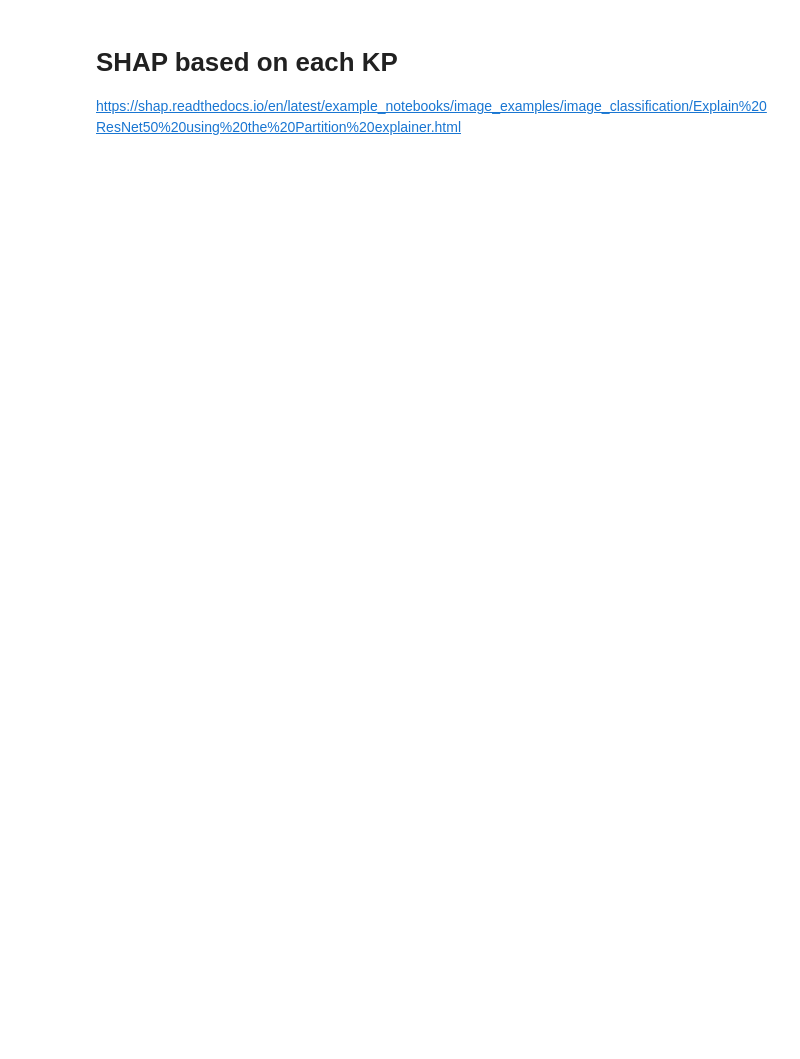
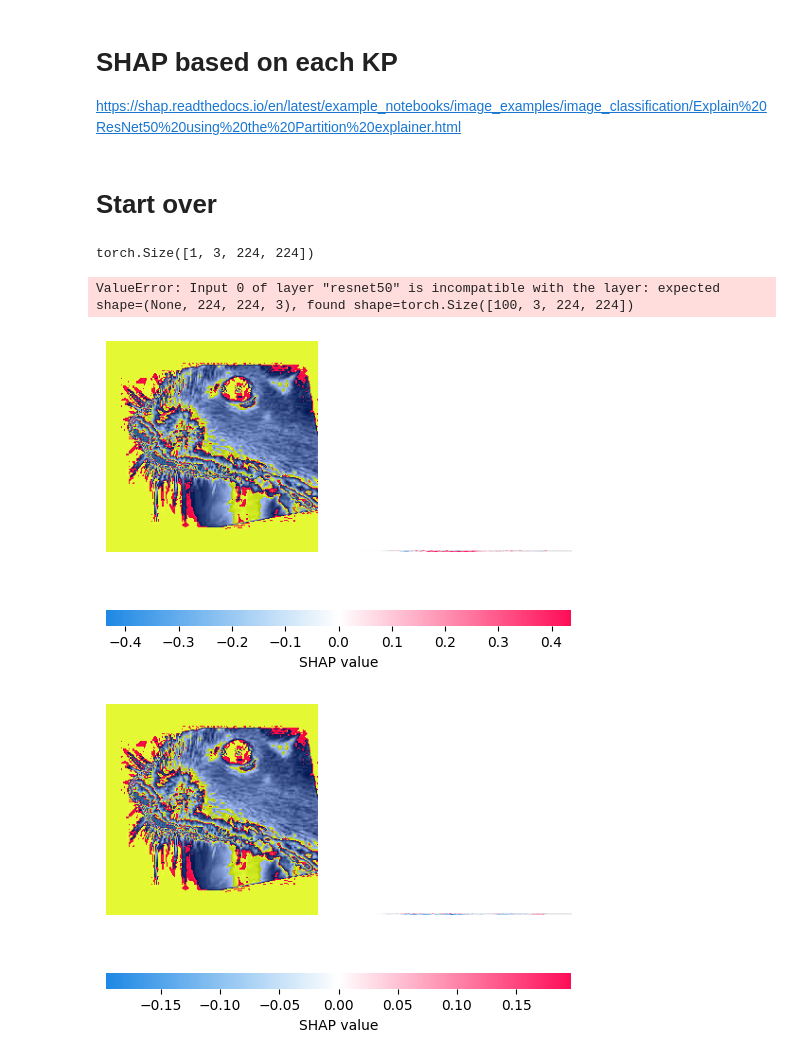
Before and after one commit to AnnaStuckert/ViT_facemap, a Jupyter notebook: ResNet50/Execution_notebook.ipynb, the cells around one changed output. Cells and saved outputs as stored; diff of their text form; code cells hidden in the pictures; blank space fills up the shorter version.

```diff
--- a/ResNet50/Execution_notebook.ipynb
+++ b/ResNet50/Execution_notebook.ipynb
@@ -538,3 +530,20 @@ with torch.no_grad():
 for i in range(12):  # Loop through each key point
     shap.initjs()
     shap.summary_plot(shap_values[i], X_test, feature_names=your_feature_names)
+# %% [markdown]
+# Start over
+# %%
+import torch
+import shap
+
+# Load the trained model
+model = KeyPointModel()
+model.load_state_dict(torch.load('keypoint_model.pth'))
+model.eval()
+preprocessed_image = X_test[0]
+# Load a sample image or batch of images (ensure the preprocessing is the same as in training)
+sample_image = torch.tensor(preprocessed_image).unsqueeze(0)  # add batch dimension if needed
+
+print(sample_image.shape)
+# %% [output]
+torch.Size([1, 3, 224, 224])
@@ -540,0 +573,34 @@ for i in range(12):  # Loop through each key point
+# %%
+device = torch.device('cuda:0')
+background = X_train[:100].to(device)
+test_image = X_test[0].to(device)
+
+e = shap.DeepExplainer(model, background)
+shap_values = e.shap_values(test_image)
+# %% [output]
+ValueError: Input 0 of layer "resnet50" is incompatible with the layer: expected shape=(None, 224, 224, 3), found shape=torch.Size([100, 3, 224, 224])
+# %%
+# Assuming you want to visualize the first keypoint
+keypoint_index = 0  # Change this index to visualize a different keypoint
+
+# Extract the SHAP values for the specific keypoint
+shap_values_keypoint = shap_values[keypoint_index]  # This will have shape (224, 224, 2)
+
+# Since shap_values_keypoint is already in (H, W, 2), we can directly get the first channel (x or y) for visualization
+shap_values_x = shap_values_keypoint[..., 0]  # Shape (224, 224)
+shap_values_y = shap_values_keypoint[..., 1]  # Shape (224, 224)
+
+# Convert the sample image to a NumPy array with the correct shape (H, W, C)
+sample_image_numpy = sample_image.squeeze(0).detach().cpu().numpy().transpose(1, 2, 0)
+
+# Ensure the values are in the valid range for images (e.g., 0-255)
+sample_image_numpy = (sample_image_numpy * 255).astype(np.uint8)  # Assuming normalization was done earlier
+
+# Visualize the SHAP values for the selected keypoint's x coordinate as a heatmap overlay
+shap.image_plot([shap_values_x], sample_image_numpy)
+
+# If you want to visualize the y coordinate as well
+shap.image_plot([shap_values_y], sample_image_numpy)
+# %% [output]
+[figure, added]
+[figure, added]
```
Also changed, not shown: parts of 6 cells of this notebook, 6 other files.
